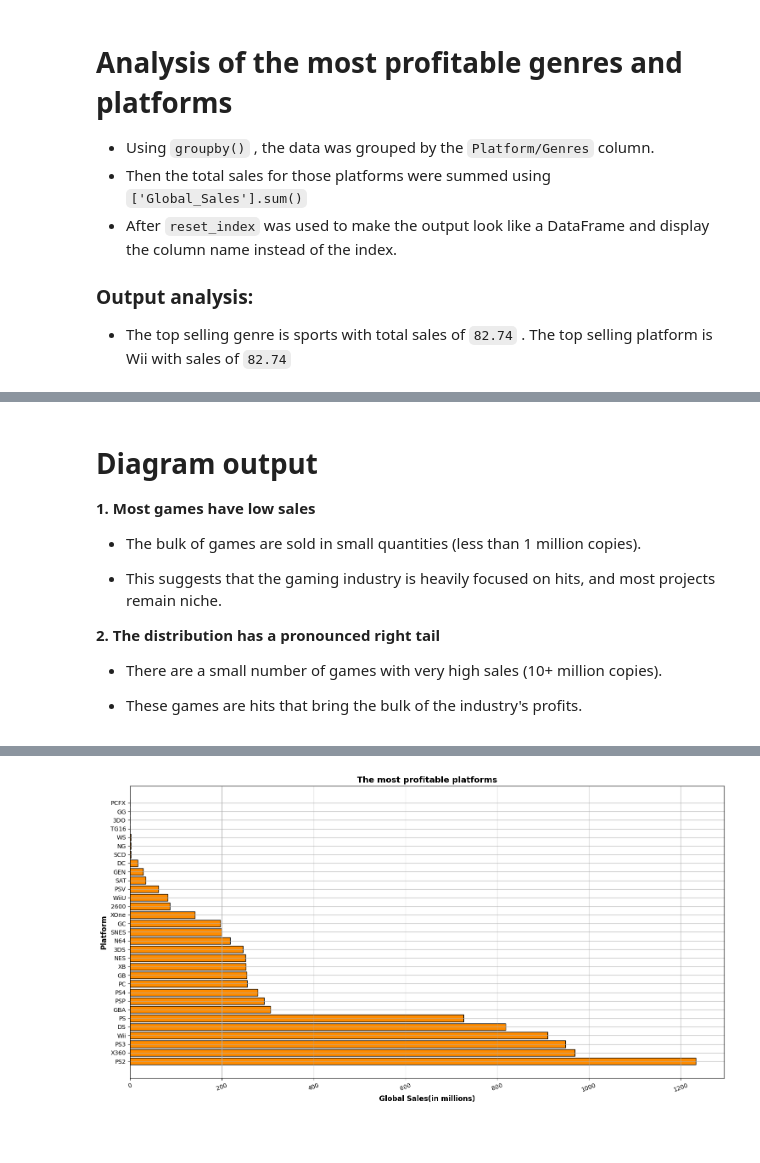
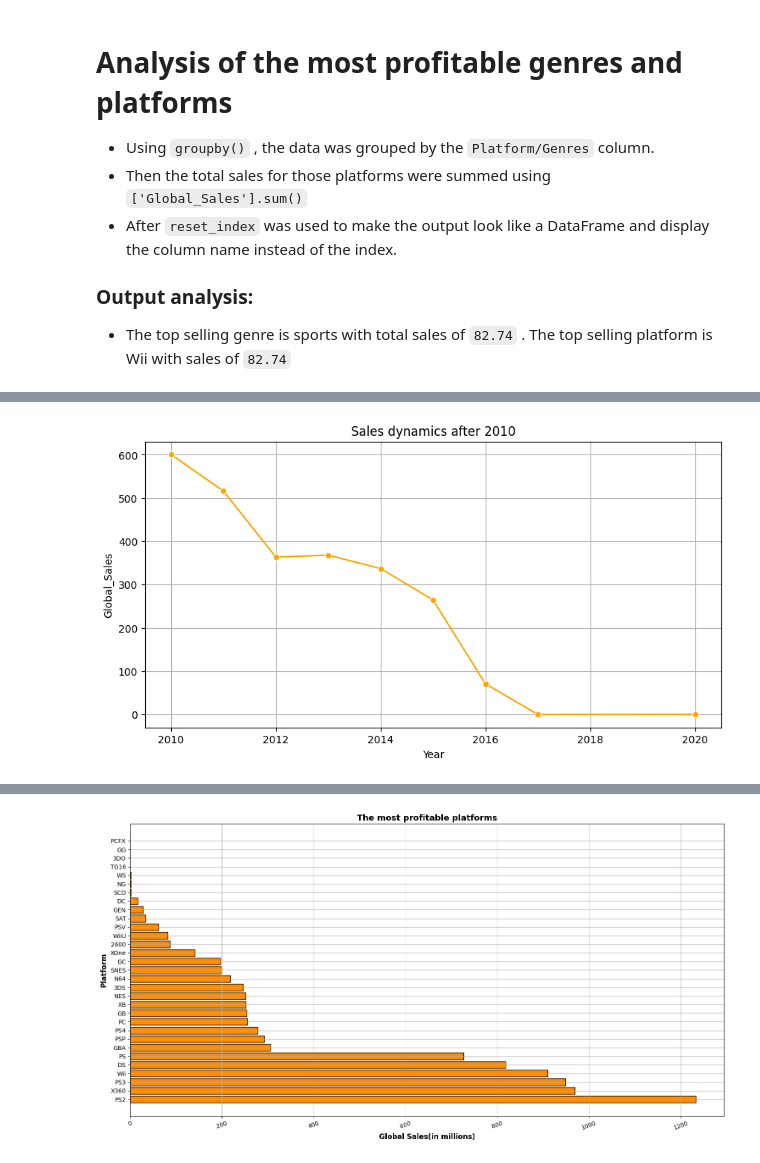
Before and after one commit to zizy2003/My-Projects, a Jupyter notebook: VideoGamesSales/project.ipynb, the cells around one changed output, grey strips where cells are left out. Cells and saved outputs as stored; diff of their text form; code cells hidden in the pictures; blank space fills up the shorter version.

```diff
--- a/VideoGamesSales/project.ipynb
+++ b/VideoGamesSales/project.ipynb
@@ -465,13 +463,9 @@ plt.show()
-# %% [markdown]
-# Diagram output
-**1. Most games have low sales**
-
-- The bulk of games are sold in small quantities (less than 1 million copies).
-
-- This suggests that the gaming industry is heavily focused on hits, and most projects remain niche.
-
-**2. The distribution has a pronounced right tail**
-
-- There are a small number of games with very high sales (10+ million copies).
-
-- These games are hits that bring the bulk of the industry's profits.
+# %%
+recent_years = sales_by_year[sales_by_year['Year'] >=2010]
+plt.figure(figsize=(10, 5))
+sns.lineplot(data=recent_years, x='Year', y='Global_Sales', marker='o', color='orange')
+plt.title('Sales dynamics after 2010')
+plt.grid()
+plt.show()
+# %% [output]
+[figure, added]
```
Also changed, not shown: parts of 16 cells of this notebook.
